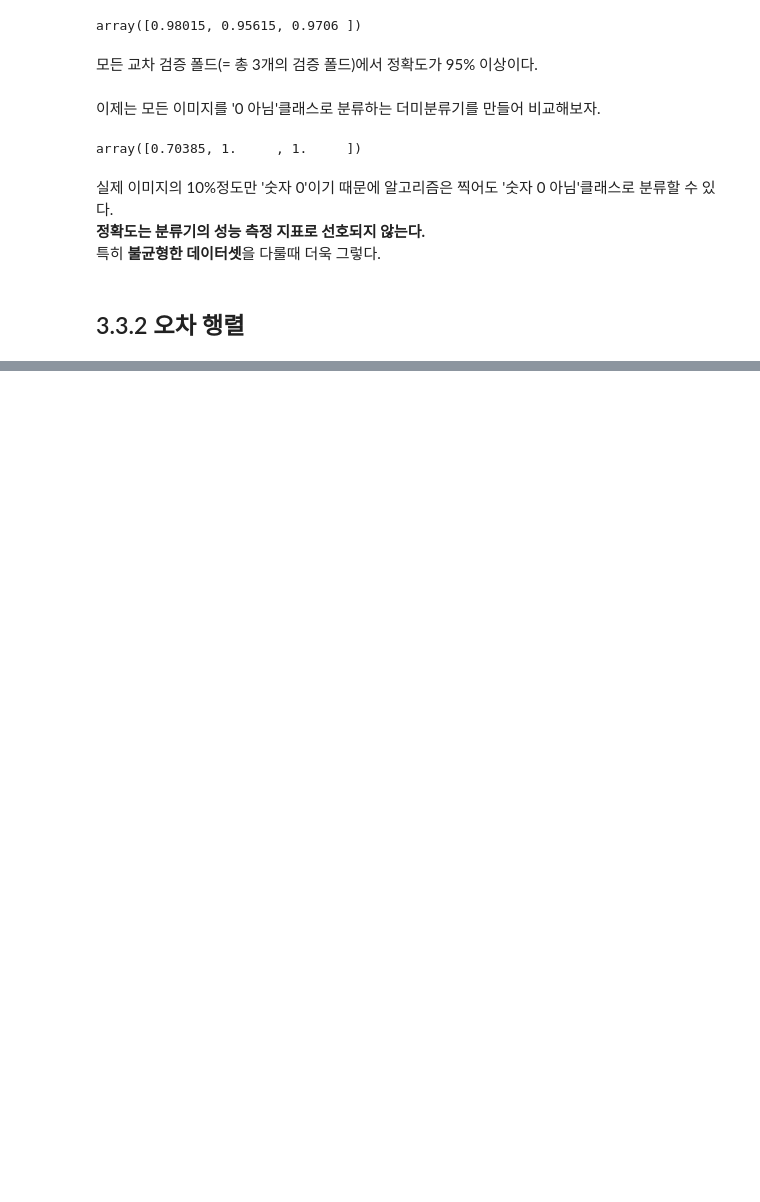
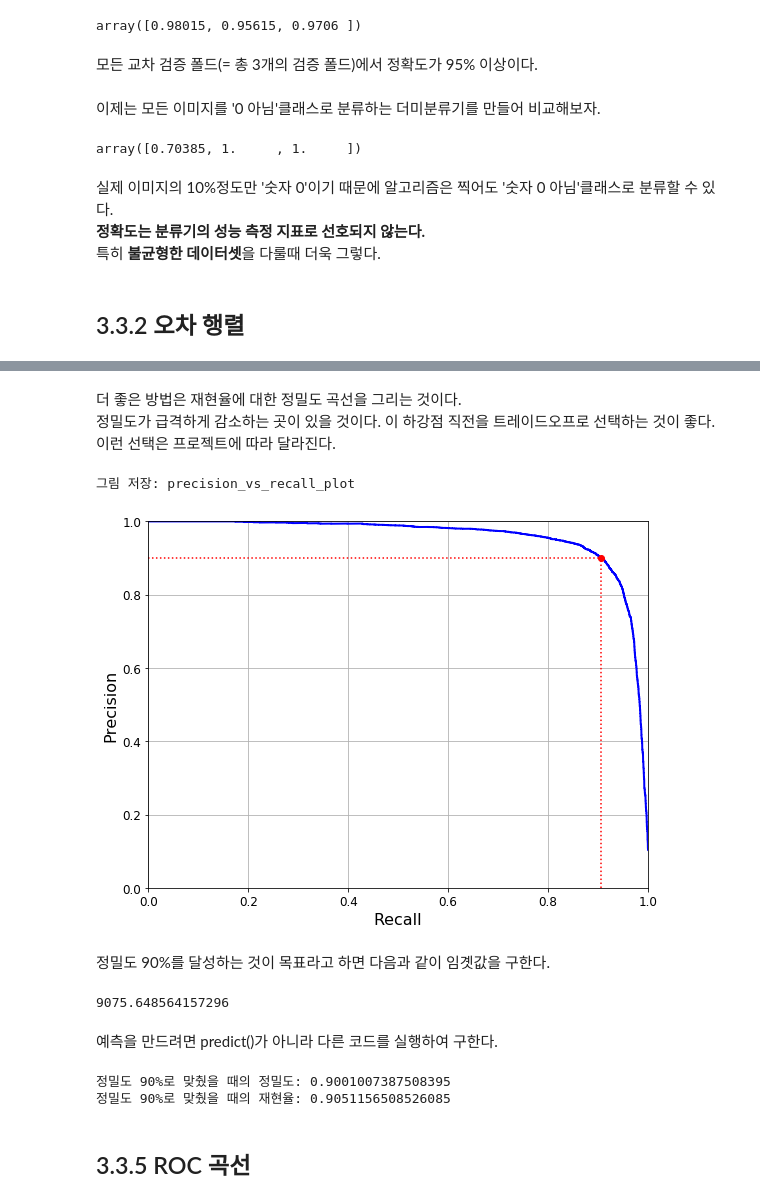
Before and after one commit to Choi-SeoYun/handsOn-ml2, a Jupyter notebook: CHAPTER3/chpater3_분류_p128.ipynb, the cells around one changed output, grey strips where cells are left out. Saved outputs shown, nothing was run; the diff lists cells and outputs as text; code cells hidden in the pictures; blank space fills up the shorter version.

```diff
--- a/CHAPTER3/chpater3_분류_p128.ipynb
+++ b/CHAPTER3/chpater3_분류_p128.ipynb
@@ -197,0 +314,35 @@ array([0.70385, 1.     , 1.     ])
+# %% [markdown]
+더 좋은 방법은 재현율에 대한 정밀도 곡선을 그리는 것이다.
+정밀도가 급격하게 감소하는 곳이 있을 것이다. 이 하강점 직전을 트레이드오프로 선택하는 것이 좋다.
+이런 선택은 프로젝트에 따라 달라진다.
+# %%
+# 재현율에 대한 정밀도 곡선그리기
+def plot_precision_vs_recall(precisions, recalls):
+    plt.plot(recalls, precisions, "b-", linewidth=2)
+    plt.xlabel("Recall", fontsize=16)
+    plt.ylabel("Precision", fontsize=16)
+    plt.axis([0, 1, 0, 1])
+    plt.grid(True)
+
+plt.figure(figsize=(8, 6))
+plot_precision_vs_recall(precisions, recalls)
+plt.plot([recall_90_precision, recall_90_precision], [0., 0.9], "r:")
+plt.plot([0.0, recall_90_precision], [0.9, 0.9], "r:")
+plt.plot([recall_90_precision], [0.9], "ro")
+save_fig("precision_vs_recall_plot")
+plt.show()
+
+
+# 재현율이 0.9일때 하강점이 생긴다. 하강점 직전인 곳, 재현율이 80%인 곳을 트레이드 오프로 선택하는 것이 좋음
+# %% [output]
+그림 저장: precision_vs_recall_plot
+[figure, added]
+# %% [markdown]
+정밀도 90%를 달성하는 것이 목표라고 하면 다음과 같이 임곗값을 구한다.
+# %%
+threshold_90_precision = thresholds[np.argmax(precisions >= 0.90)]
+threshold_90_precision
+# %% [output]
+9075.648564157296
+# %% [markdown]
+예측을 만드려면 predict()가 아니라 다른 코드를 실행하여 구한다.
@@ -197,0 +351,8 @@ array([0.70385, 1.     , 1.     ])
+# %%
+print("정밀도 90%로 맞췄을 때의 정밀도:", precision_score(y_train_0, y_train_pred_90))
+print("정밀도 90%로 맞췄을 때의 재현율:", recall_score(y_train_0, y_train_pred_90))
+# %% [output]
+정밀도 90%로 맞췄을 때의 정밀도: 0.9001007387508395
+정밀도 90%로 맞췄을 때의 재현율: 0.9051156508526085
+# %% [markdown]
+## 3.3.5 ROC 곡선
```
Also changed, not shown: parts of 44 cells of this notebook, 4 other files.
